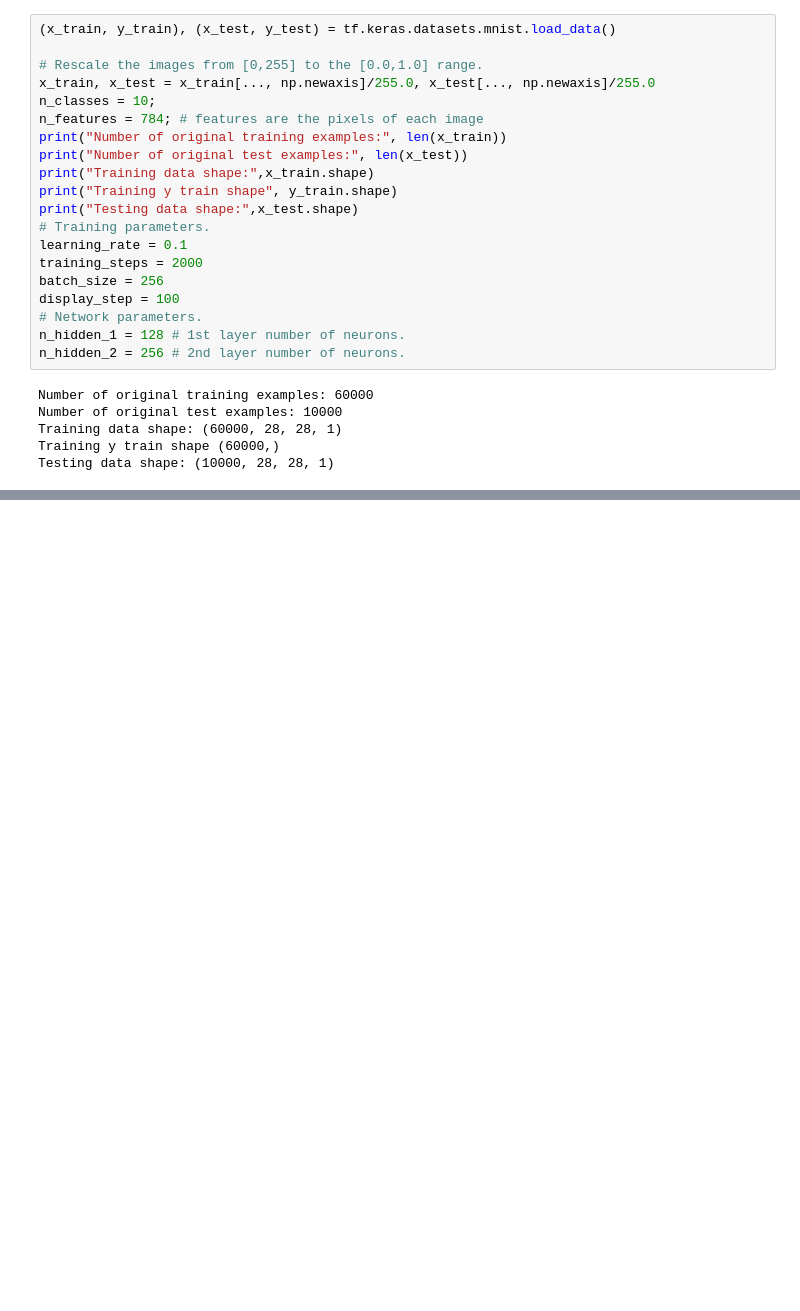
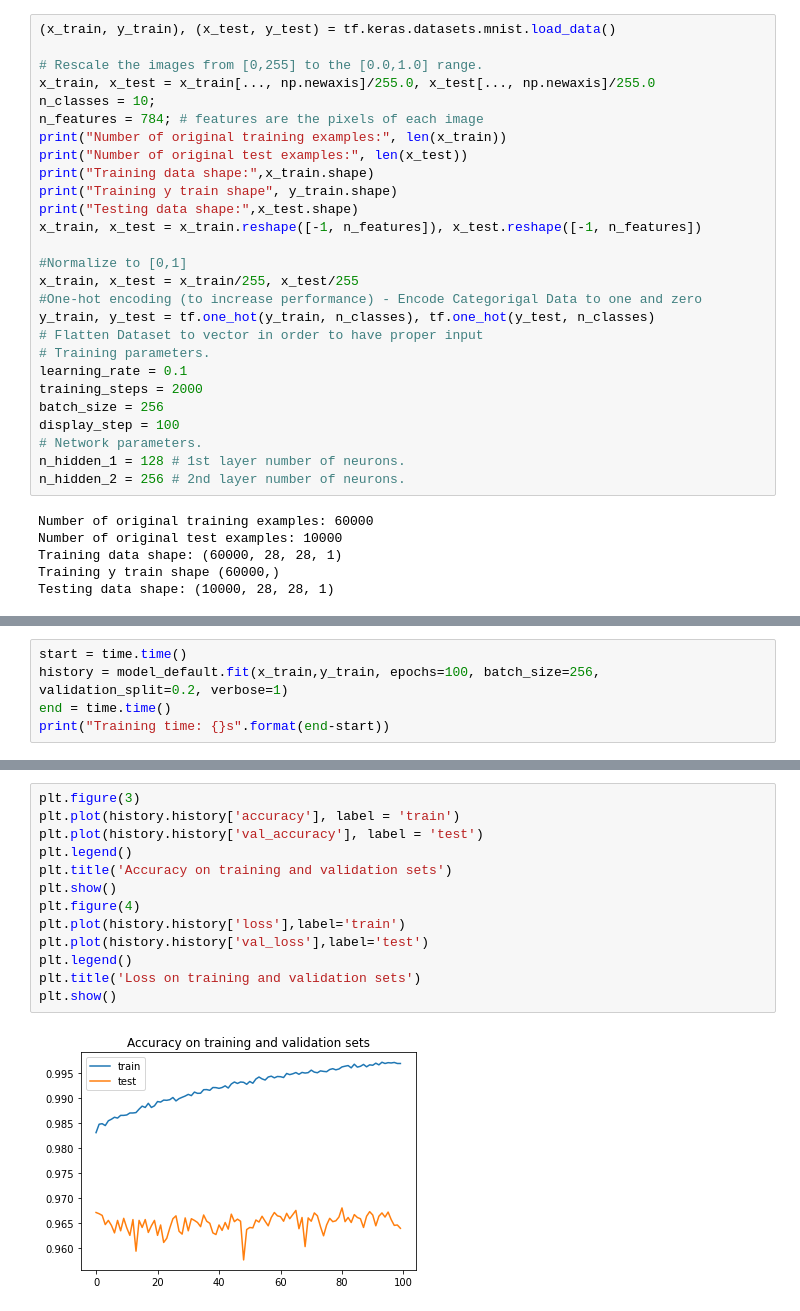
Before and after one commit to ArtoriasAbyssslayer/Computational_Intelligence, a Jupyter notebook: MultilayerPerceptronClassification/src/MLP_Classification_MNIST_notebook.ipynb, the cells around one changed output, grey strips where cells are left out. Saved outputs shown, nothing was run; the diff lists cells and outputs as text; blank space fills up the shorter version.

```diff
--- a/MultilayerPerceptronClassification/src/MLP_Classification_MNIST_notebook.ipynb
+++ b/MultilayerPerceptronClassification/src/MLP_Classification_MNIST_notebook.ipynb
@@ -72,6 +41,13 @@ print("Number of original test examples:", len(x_test))
 print("Training data shape:",x_train.shape)
 print("Training y train shape", y_train.shape)
 print("Testing data shape:",x_test.shape)
+x_train, x_test = x_train.reshape([-1, n_features]), x_test.reshape([-1, n_features])
+
+#Normalize to [0,1]
+x_train, x_test = x_train/255, x_test/255
+#One-hot encoding (to increase performance) - Encode Categorigal Data to one and zero
+y_train, y_test = tf.one_hot(y_train, n_classes), tf.one_hot(y_test, n_classes)
+# Flatten Dataset to vector in order to have proper input
 # Training parameters.
 learning_rate = 0.1
 training_steps = 2000
@@ -183,0 +144,5 @@ optimizer = tf.optimizers.SGD(learning_rate=///)
+# %%
+start = time.time()
+history = model_default.fit(x_train,y_train, epochs=100, batch_size=256, validation_split=0.2, verbose=1)
+end = time.time()
+print("Training time: {}s".format(end-start))
@@ -183,0 +169,15 @@ optimizer = tf.optimizers.SGD(learning_rate=///)
+# %%
+plt.figure(3)
+plt.plot(history.history['accuracy'], label = 'train')
+plt.plot(history.history['val_accuracy'], label = 'test')
+plt.legend()
+plt.title('Accuracy on training and validation sets')
+plt.show()
+plt.figure(4)
+plt.plot(history.history['loss'],label='train')
+plt.plot(history.history['val_loss'],label='test')
+plt.legend()
+plt.title('Loss on training and validation sets')
+plt.show()
+# %% [output]
+[figure, added]
```
Also changed, not shown: parts of 29 cells of this notebook.
